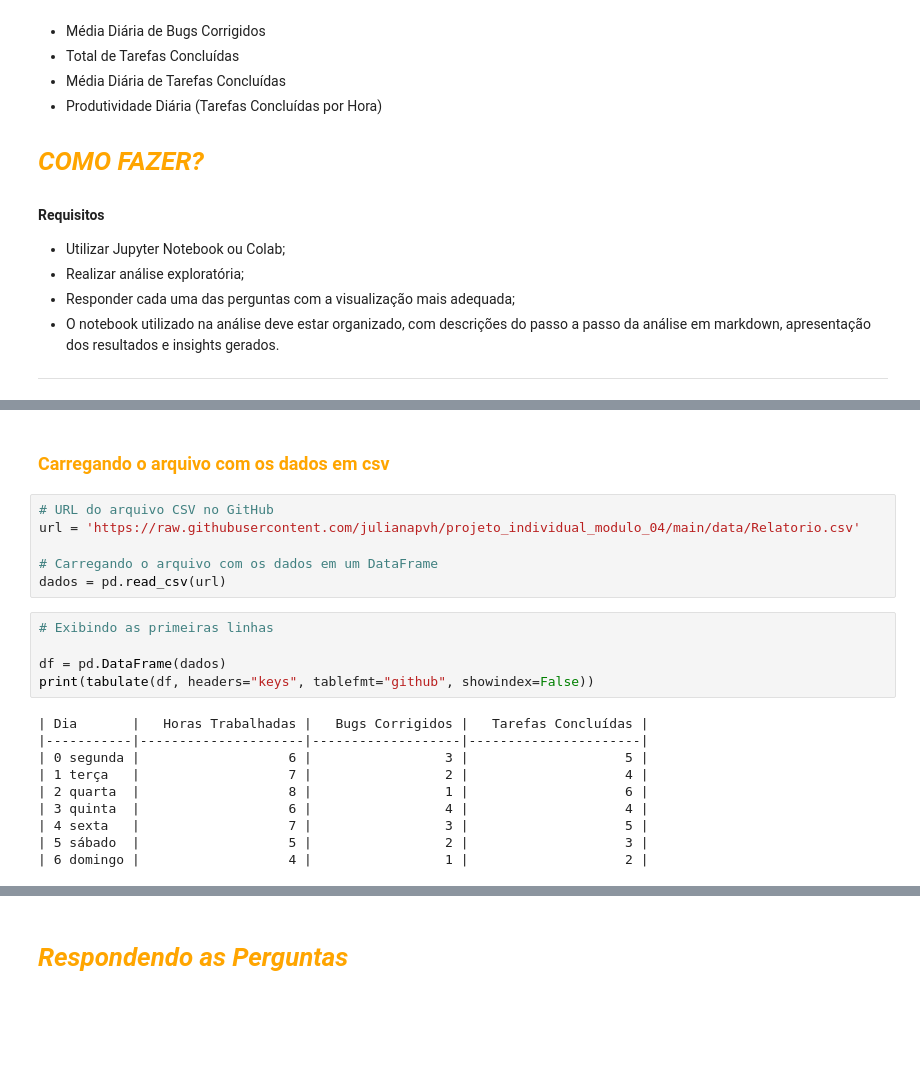
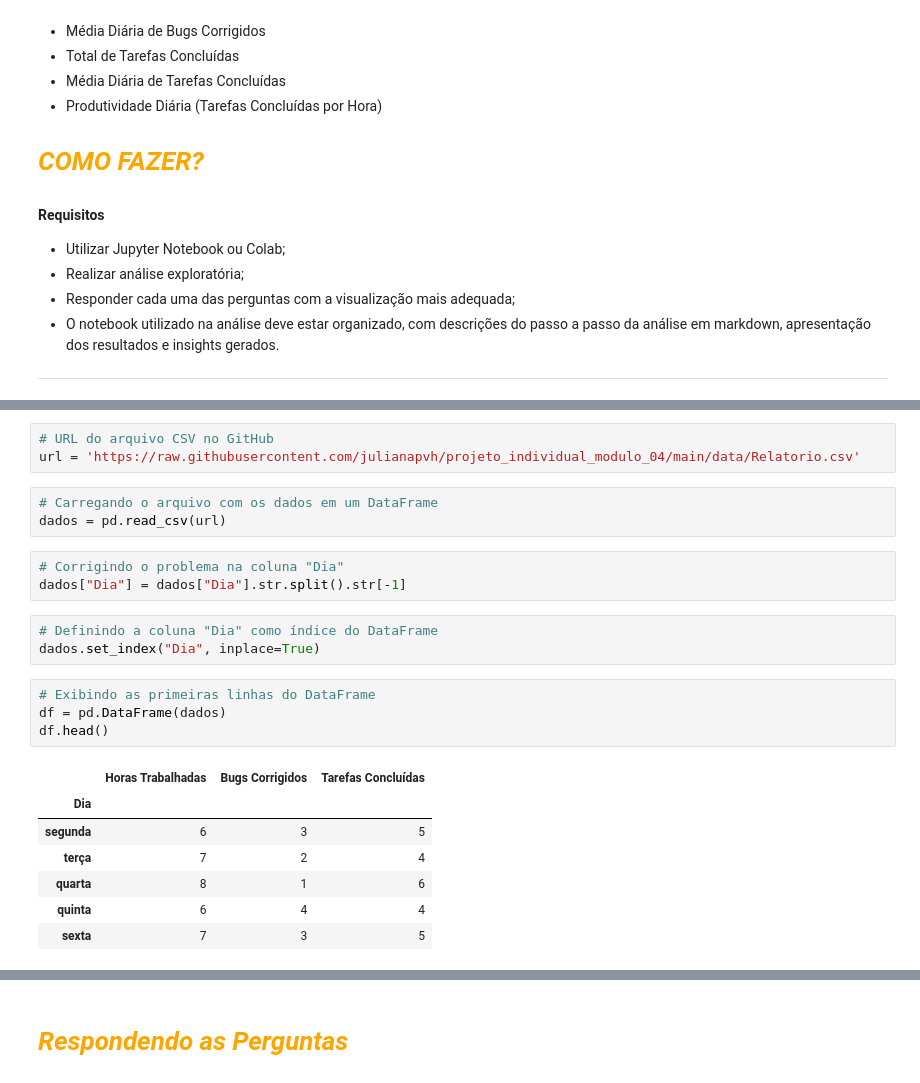
Before and after one commit to julianapvh/projeto_individual_modulo_04, a Jupyter notebook: projeto_individual.ipynb, the cells around one changed output, grey strips where cells are left out. Cells and saved outputs as stored; diff of their text form; blank space fills up the shorter version.

```diff
--- a/projeto_individual.ipynb
+++ b/projeto_individual.ipynb
@@ -38,23 +37,24 @@ from tabulate import tabulate
-# %% [markdown]
-### <font color = orange>Carregando o arquivo com os dados em csv
 # %%
 # URL do arquivo CSV no GitHub
 url = 'https://raw.githubusercontent.com/julianapvh/projeto_individual_modulo_04/main/data/Relatorio.csv'
-
-# Carregando o arquivo com os dados em um DataFrame
-dados = pd.read_csv(url)
+# %%
+# Carregando o arquivo com os dados em um DataFrame
+dados = pd.read_csv(url)
+# %%
+# Corrigindo o problema na coluna "Dia"
+dados["Dia"] = dados["Dia"].str.split().str[-1]
+# %%
+# Definindo a coluna "Dia" como índice do DataFrame
+dados.set_index("Dia", inplace=True)
 # %%
-# Exibindo as primeiras linhas
-
+# Exibindo as primeiras linhas do DataFrame
 df = pd.DataFrame(dados)
-print(tabulate(df, headers="keys", tablefmt="github", showindex=False))
+df.head()
 # %% [output]
-| Dia       |   Horas Trabalhadas |   Bugs Corrigidos |   Tarefas Concluídas |
-|-----------|---------------------|-------------------|----------------------|
-| 0 segunda |                   6 |                 3 |                    5 |
-| 1 terça   |                   7 |                 2 |                    4 |
-| 2 quarta  |                   8 |                 1 |                    6 |
-| 3 quinta  |                   6 |                 4 |                    4 |
-| 4 sexta   |                   7 |                 3 |                    5 |
-| 5 sábado  |                   5 |                 2 |                    3 |
-| 6 domingo |                   4 |                 1 |                    2 |
+|  | Horas Trabalhadas | Bugs Corrigidos | Tarefas Concluídas |
+| Dia |  |  |  |
+| segunda | 6 | 3 | 5 |
+| terça | 7 | 2 | 4 |
+| quarta | 8 | 1 | 6 |
+| quinta | 6 | 4 | 4 |
+| sexta | 7 | 3 | 5 |
```
Also changed, not shown: parts of 11 cells of this notebook.
